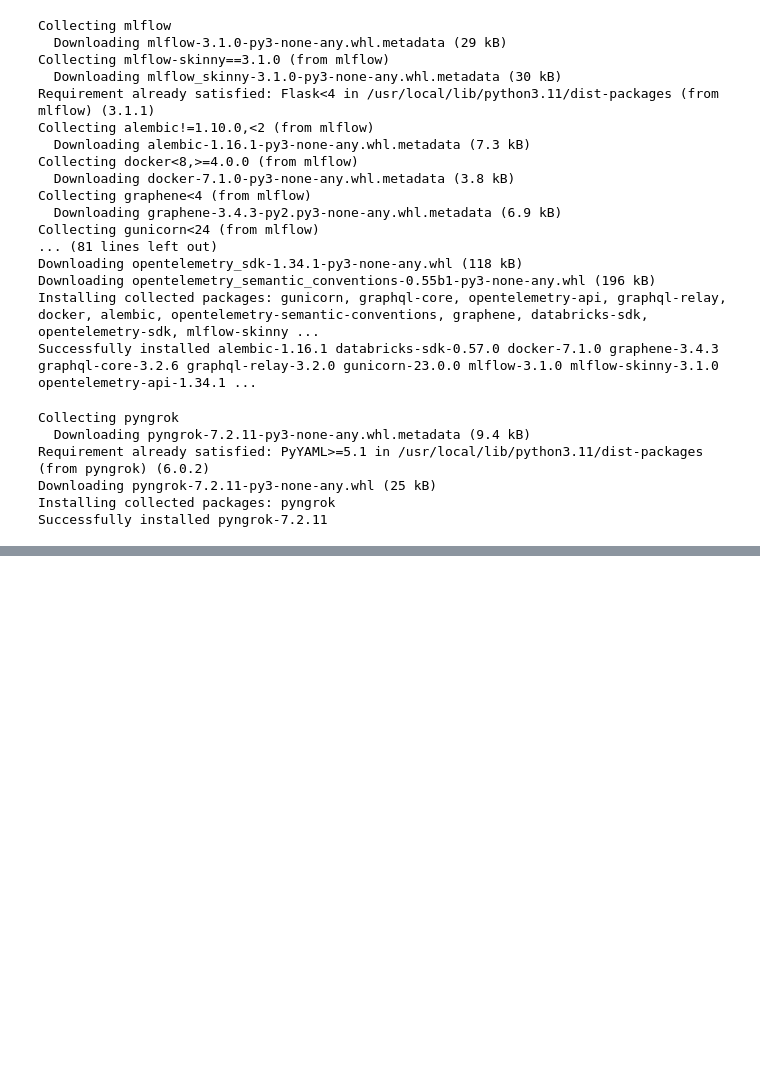
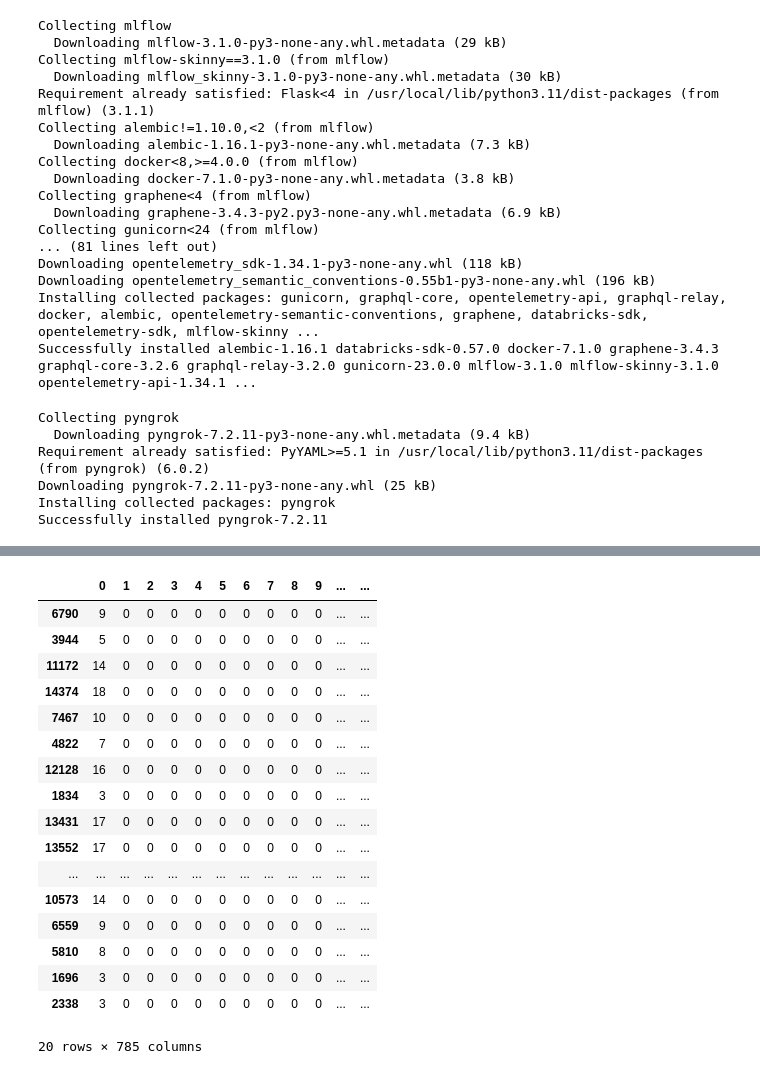
Before and after one commit to sdivyakolu/Pytorch_Tutorial, a Jupyter notebook: EMNIST_Classification_UsingDNN_DenseNuralNetworks.ipynb, the cells around one changed output, grey strips where cells are left out. Drawn from its saved outputs; the diff is of its cells as text; code cells hidden in the pictures; blank space fills up the shorter version.

```diff
--- a/EMNIST_Classification_UsingDNN_DenseNuralNetworks.ipynb
+++ b/EMNIST_Classification_UsingDNN_DenseNuralNetworks.ipynb
@@ -107,0 +163,22 @@ MessageError: Error: credential propagation was unsuccessful
+# %%
+emnist_test_data = emnist_test_data.sample(frac=1)
+emnist_test_data.head(20)
+# %% [output]
+|  | 0 | 1 | 2 | 3 | 4 | 5 | 6 | 7 | 8 | 9 | ... | ... |
+| 6790 | 9 | 0 | 0 | 0 | 0 | 0 | 0 | 0 | 0 | 0 | ... | ... |
+| 3944 | 5 | 0 | 0 | 0 | 0 | 0 | 0 | 0 | 0 | 0 | ... | ... |
+| 11172 | 14 | 0 | 0 | 0 | 0 | 0 | 0 | 0 | 0 | 0 | ... | ... |
+| 14374 | 18 | 0 | 0 | 0 | 0 | 0 | 0 | 0 | 0 | 0 | ... | ... |
+| 7467 | 10 | 0 | 0 | 0 | 0 | 0 | 0 | 0 | 0 | 0 | ... | ... |
+| 4822 | 7 | 0 | 0 | 0 | 0 | 0 | 0 | 0 | 0 | 0 | ... | ... |
+| 12128 | 16 | 0 | 0 | 0 | 0 | 0 | 0 | 0 | 0 | 0 | ... | ... |
+| 1834 | 3 | 0 | 0 | 0 | 0 | 0 | 0 | 0 | 0 | 0 | ... | ... |
+| 13431 | 17 | 0 | 0 | 0 | 0 | 0 | 0 | 0 | 0 | 0 | ... | ... |
+| 13552 | 17 | 0 | 0 | 0 | 0 | 0 | 0 | 0 | 0 | 0 | ... | ... |
+| ... | ... | ... | ... | ... | ... | ... | ... | ... | ... | ... | ... | ... |
+| 10573 | 14 | 0 | 0 | 0 | 0 | 0 | 0 | 0 | 0 | 0 | ... | ... |
+| 6559 | 9 | 0 | 0 | 0 | 0 | 0 | 0 | 0 | 0 | 0 | ... | ... |
+| 5810 | 8 | 0 | 0 | 0 | 0 | 0 | 0 | 0 | 0 | 0 | ... | ... |
+| 1696 | 3 | 0 | 0 | 0 | 0 | 0 | 0 | 0 | 0 | 0 | ... | ... |
+| 2338 | 3 | 0 | 0 | 0 | 0 | 0 | 0 | 0 | 0 | 0 | ... | ... |
+20 rows × 785 columns
```
Also changed, not shown: parts of 4 cells of this notebook.
